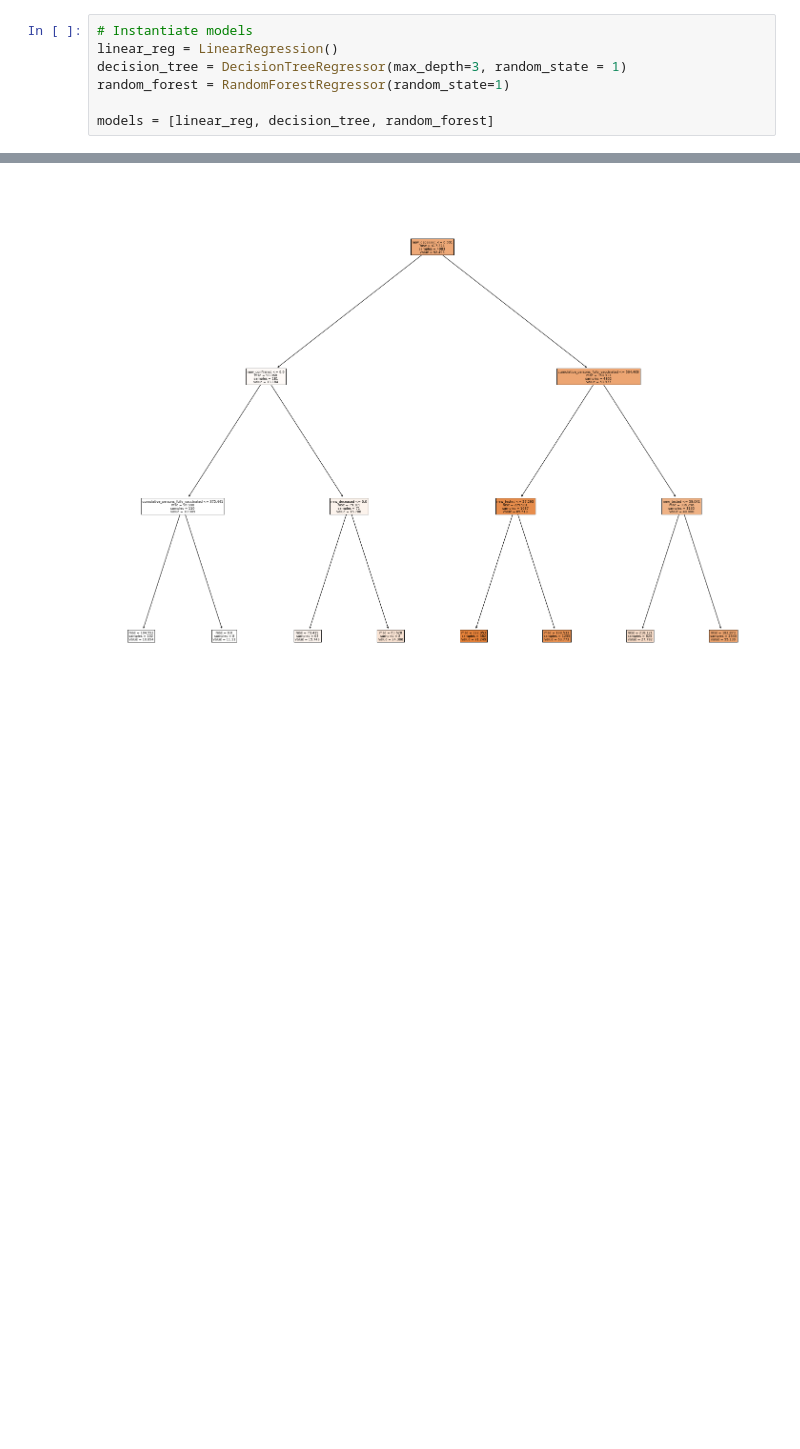
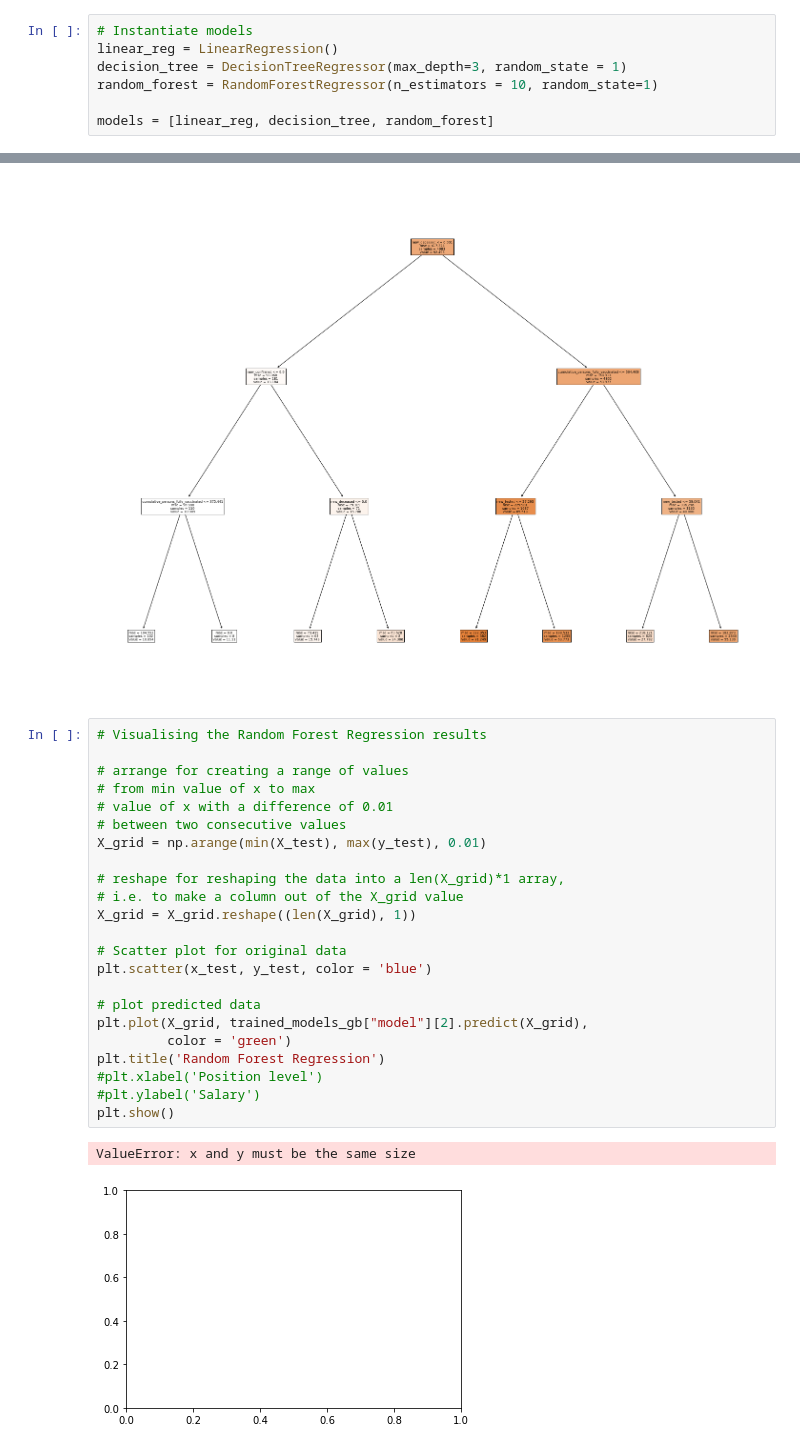
Before and after one commit to TristanKoh/p4ds-project, a Jupyter notebook: checkpoint_3/modelling.ipynb, the cells around one changed output, grey strips where cells are left out. Drawn from its saved outputs; the diff is of its cells as text; blank space fills up the shorter version.

```diff
--- a/checkpoint_3/modelling.ipynb
+++ b/checkpoint_3/modelling.ipynb
@@ -272,7 +274,7 @@ import matplotlib.pyplot as plt
 # Instantiate models
 linear_reg = LinearRegression()
 decision_tree = DecisionTreeRegressor(max_depth=3, random_state = 1)
-random_forest = RandomForestRegressor(random_state=1)
+random_forest = RandomForestRegressor(n_estimators = 10, random_state=1)
 
 models = [linear_reg, decision_tree, random_forest]
 # %% [markdown]
@@ -372,3 +374,29 @@ fig = plt.figure(figsize=(25,20))
 _ = tree.plot_tree(model, feature_names=feature_names, filled=True)
 # %% [output]
 [figure]
+# %%
+# Visualising the Random Forest Regression results
+
+# arrange for creating a range of values
+# from min value of x to max
+# value of x with a difference of 0.01
+# between two consecutive values
+X_grid = np.arange(min(X_test), max(y_test), 0.01)
+
+# reshape for reshaping the data into a len(X_grid)*1 array,
+# i.e. to make a column out of the X_grid value
+X_grid = X_grid.reshape((len(X_grid), 1))
+
+# Scatter plot for original data
+plt.scatter(x_test, y_test, color = 'blue')
+
+# plot predicted data
+plt.plot(X_grid, trained_models_gb["model"][2].predict(X_grid),
+         color = 'green')
+plt.title('Random Forest Regression')
+#plt.xlabel('Position level')
+#plt.ylabel('Salary')
+plt.show()
+# %% [output]
+ValueError: x and y must be the same size
+[figure, added]
```
Also changed, not shown: parts of 4 cells of this notebook, 1 other file.
